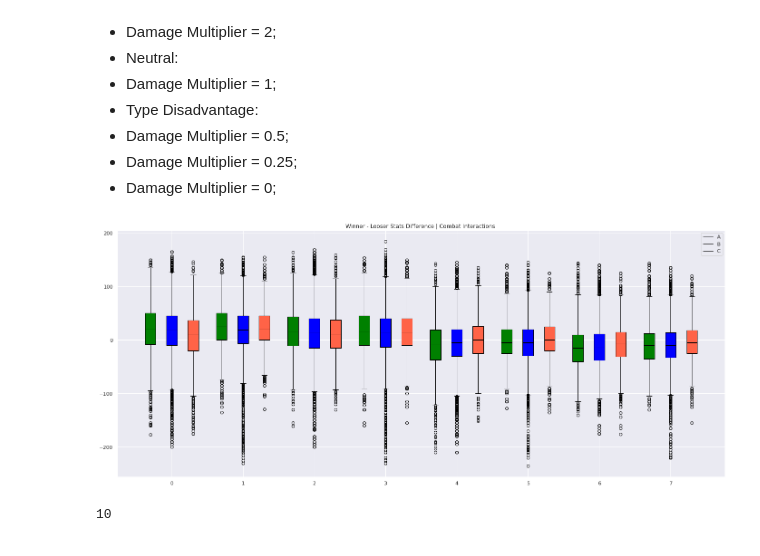
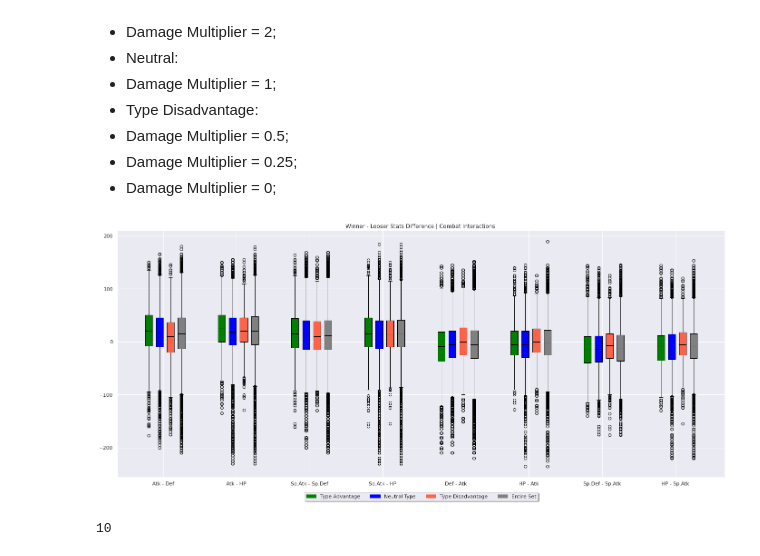
Before and after one commit to rpdieego/IndigoTortoise-pkmn-notebooks, a Jupyter notebook: IndigoTortoise_pkmn.ipynb, the cells around one changed output. Cells and saved outputs as stored; diff of their text form; code cells hidden in the pictures.

```diff
--- a/IndigoTortoise_pkmn.ipynb
+++ b/IndigoTortoise_pkmn.ipynb
@@ -1753,32 +1754,51 @@ for i in range(8):
   dist = winner_combat_stat_diff_distribution(i+1,type_disadv_df)
   abs_adv_stats.append(list(dist))
 disad_type_adv_stats = create_combat_diff_stats_df(list(abs_adv_stats[0]),abs_adv_stats[1],abs_adv_stats[2],abs_adv_stats[3],abs_adv_stats[4],abs_adv_stats[5],abs_adv_stats[6],abs_adv_stats[7])
+
+# Entire Set
+abs_adv_stats = []
+for i in range(8):
+  dist = winner_combat_stat_diff_distribution(i+1,combat_data_df)
+  abs_adv_stats.append(list(dist))
+entire_set_type_adv_stats = create_combat_diff_stats_df(list(abs_adv_stats[0]),abs_adv_stats[1],abs_adv_stats[2],abs_adv_stats[3],abs_adv_stats[4],abs_adv_stats[5],abs_adv_stats[6],abs_adv_stats[7])
 # %%
 # Boxplot Stats Difference
 #plt.figure(figsize =(18,10));
 
 
 A = abs_type_adv_stats.values
 B = neutral_type_adv_stats.values
 C = disad_type_adv_stats.values
+D = entire_set_type_adv_stats.values
 
 def draw_plot(data, offset,edge_color, fill_color):
     pos = np.arange(data.shape[1])+offset
-    bp = ax.boxplot(data, positions= pos, widths=0.15, patch_artist=True, manage_xticks=False)
+    bp = ax.boxplot(data, positions= pos, widths=0.1, patch_artist=True, manage_xticks=False)
     for element in ['boxes', 'whiskers', 'fliers', 'medians', 'caps']:
         plt.setp(bp[element], color=edge_color)
     for patch in bp['boxes']:
         patch.set(facecolor=fill_color)
 
 fig, ax = plt.subplots(figsize =(24,10));
 plt.title('Winner - Looser Stats Difference | Combat Interactions ');
-draw_plot(A, -0.3, "black", "green")
-draw_plot(B, 0, "black", "blue")
-draw_plot(C, +0.3,"black", "tomato")
-plt.legend(['A','B','C'])
+draw_plot(A, -0.2, "black", "green")
+draw_plot(B, -0.05, "black", "blue")
+draw_plot(C, +0.1,"black", "tomato")
+draw_plot(D, +0.25,"black", "grey")
+ax.set_xticklabels(['Atk - Def', 'Atk - Def', 'Atk - HP', 'Sp.Atk - Sp.Def','Sp.Atk - HP','Def - Atk','HP - Atk','Sp.Def - Sp.Atk','HP - Sp.Atk'])
+# Put a legend below current axis
+
+green_patch = mpatches.Patch(color='green', label='Type Advantage')
+blue_patch = mpatches.Patch(color='blue', label='Neutral Type')
+red_patch = mpatches.Patch(color='tomato', label='Type Disadvantage')
+grey_patch = mpatches.Patch(color='grey', label='Entire Set')
+#plt.legend(handles=[green_patch,blue_patch,red_patch,grey_patch])
+# Put a legend below current axis
+plt.legend(handles=[green_patch,blue_patch,red_patch,grey_patch],loc='upper center', bbox_to_anchor=(0.5, -0.05),
+      fancybox=True, shadow=True, ncol=6)
 plt.show()
 # %% [output]
-[figure, old version]
+[figure, new version]
 # %%
 A = np.random.rand(100,10)
 A.shape[1]
```
Also changed, not shown: parts of 2 cells of this notebook.
